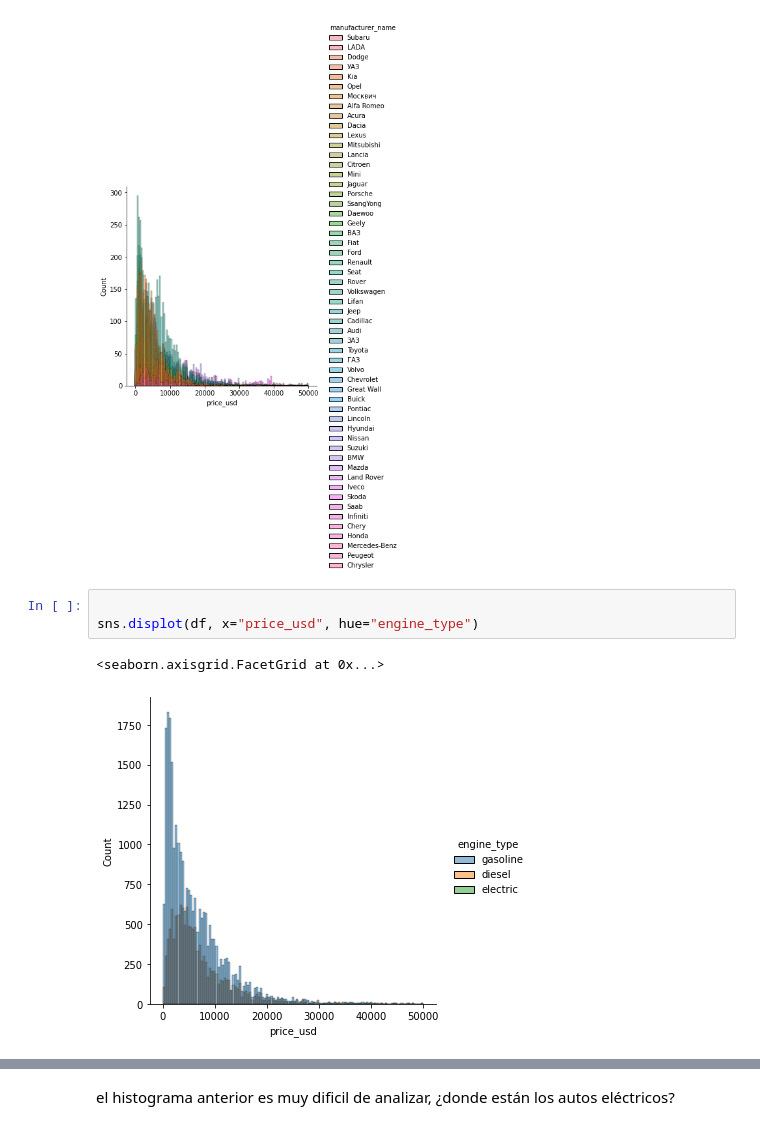
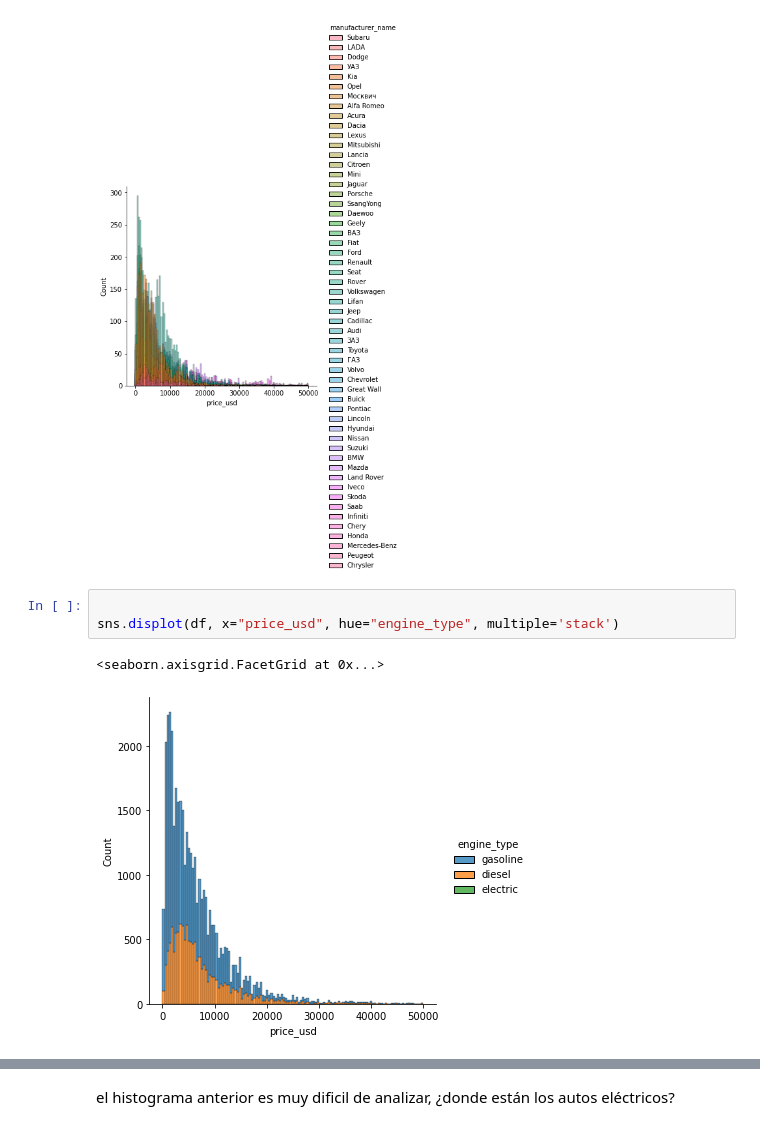
Before and after one commit to FlavioACR/Curso-de-Matematicas-para-Data-Science-Estadistica-Descriptiva, a Jupyter notebook: clase-07medidas-central.ipynb, the cells around one changed output, grey strips where cells are left out. Drawn from its saved outputs; the diff is of its cells as text.

```diff
--- a/clase-07medidas-central.ipynb
+++ b/clase-07medidas-central.ipynb
@@ -45,7 +45,7 @@ sns.displot(df, x = 'price_usd', hue = 'manufacturer_name')
 [figure]
 # %%
 
-sns.displot(df, x="price_usd", hue="engine_type")
+sns.displot(df, x="price_usd", hue="engine_type", multiple='stack')
 # %% [output]
 <seaborn.axisgrid.FacetGrid at 0x...>
-[figure, old version]
+[figure, new version]
```
Also changed, not shown: parts of 2 cells of this notebook, 7 other files.
